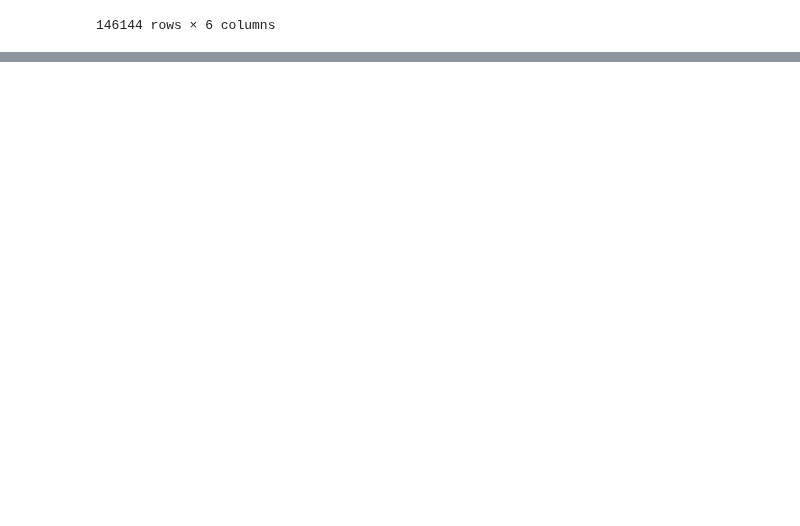
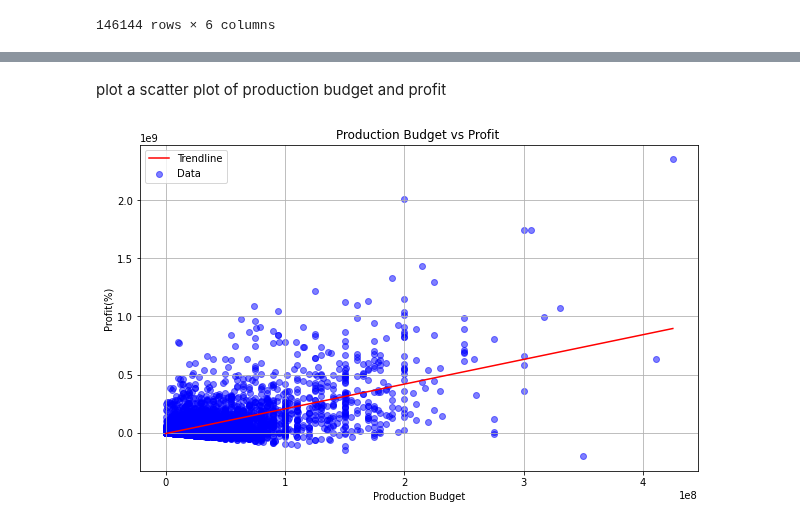
Before and after one commit to laaria-chris/Microsoft-Studios-EDA, a Jupyter notebook: student.ipynb, the cells around one changed output, grey strips where cells are left out. Drawn from its saved outputs; the diff is of its cells as text; code cells hidden in the pictures; blank space fills up the shorter version.

Commit message:
Data cleaning

```diff
--- a/student.ipynb
+++ b/student.ipynb
@@ -107,0 +130,5 @@ movie_basics_db
+# %%
+df_movie_budgets['production_budget'] = pd.to_numeric(df_movie_budgets['production_budget'].astype(str).str.replace('$','').str.replace(',',''))
+df_movie_budgets['domestic_gross'] = pd.to_numeric(df_movie_budgets['domestic_gross'].astype(str).str.replace('$','').str.replace(',',''))
+df_movie_budgets['worldwide_gross'] = pd.to_numeric(df_movie_budgets['worldwide_gross'].astype(str).str.replace('$','').str.replace(',',''))
+df_movie_budgets.head()
@@ -107,0 +142,11 @@ movie_basics_db
+# %%
+# Calculate profit
+df_movie_budgets['profit'] = df_movie_budgets['worldwide_gross'] - df_movie_budgets['production_budget']
+# Calculate profit margin
+df_movie_budgets['profit_margin'] = (df_movie_budgets['profit'] / df_movie_budgets['worldwide_gross']) * 100
+
+# Calculate ROI (Return on Investment)
+df_movie_budgets['ROI'] = (df_movie_budgets['profit'] / df_movie_budgets['production_budget']) * 100
+
+# Display the DataFrame with the new 'ROI' column
+df_movie_budgets.head()
@@ -107,0 +160,28 @@ movie_basics_db
+# %% [markdown]
+plot a scatter plot of production budget and profit
+# %%
+# Scatter plot
+plt.figure(figsize=(10, 6))
+plt.scatter(df_movie_budgets['production_budget'], df_movie_budgets['profit'], color='blue', alpha=0.5, label='Data')
+
+# Fit a linear regression line
+coefficients = np.polyfit(df_movie_budgets['production_budget'], df_movie_budgets['profit'], 1)
+trendline_x = np.array([min(df_movie_budgets['production_budget']), max(df_movie_budgets['production_budget'])])
+trendline_y = np.polyval(coefficients, trendline_x)
+plt.plot(trendline_x, trendline_y, color='red', label='Trendline')
+
+# Title and labels
+plt.title('Production Budget vs Profit ')
+plt.xlabel('Production Budget')
+plt.ylabel('Profit(%)')
+
+# Show legend
+plt.legend()
+
+# Show grid
+plt.grid(True)
+
+# Show plot
+plt.show()
+# %% [output]
+[figure, added]
```
Also changed, not shown: parts of 22 cells of this notebook.
